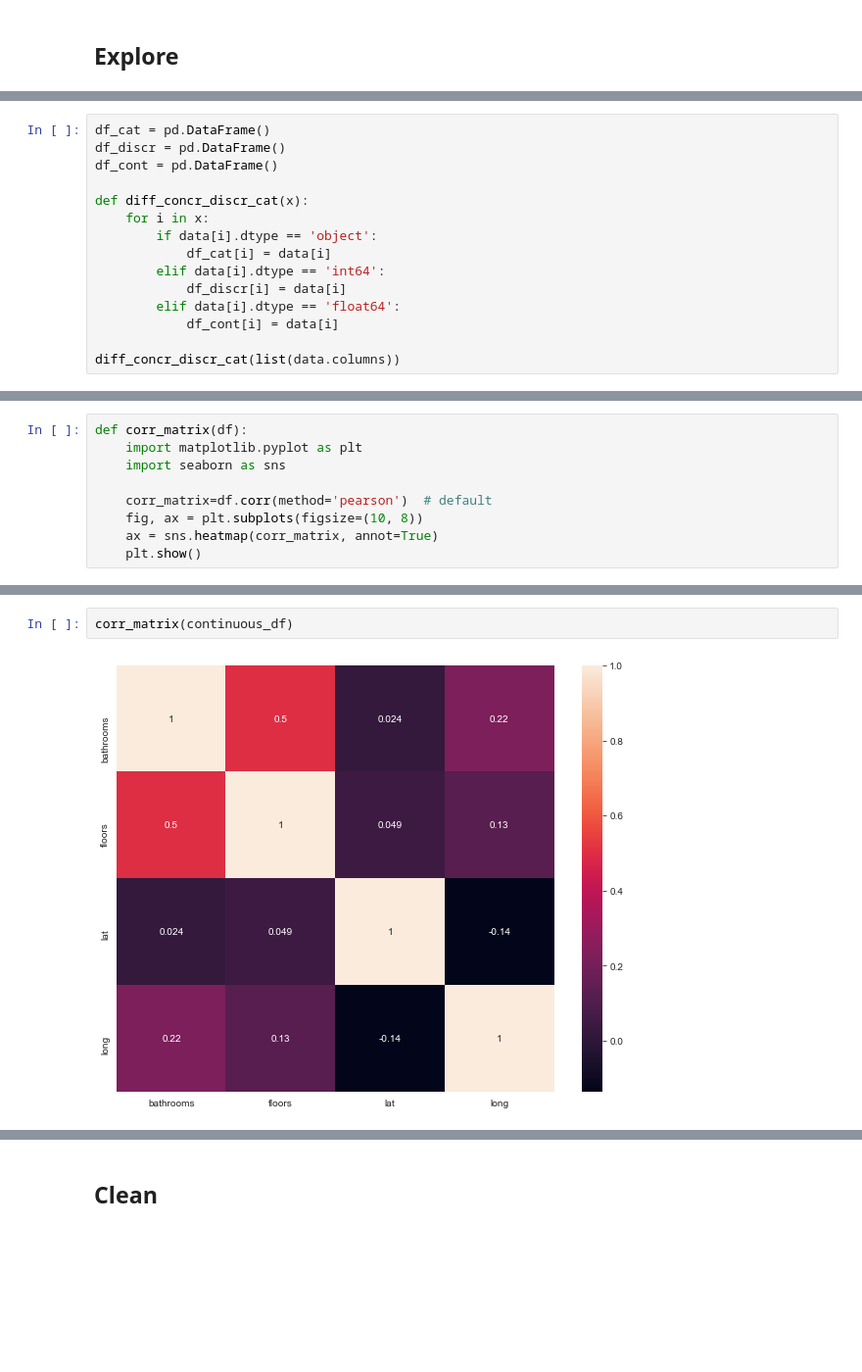
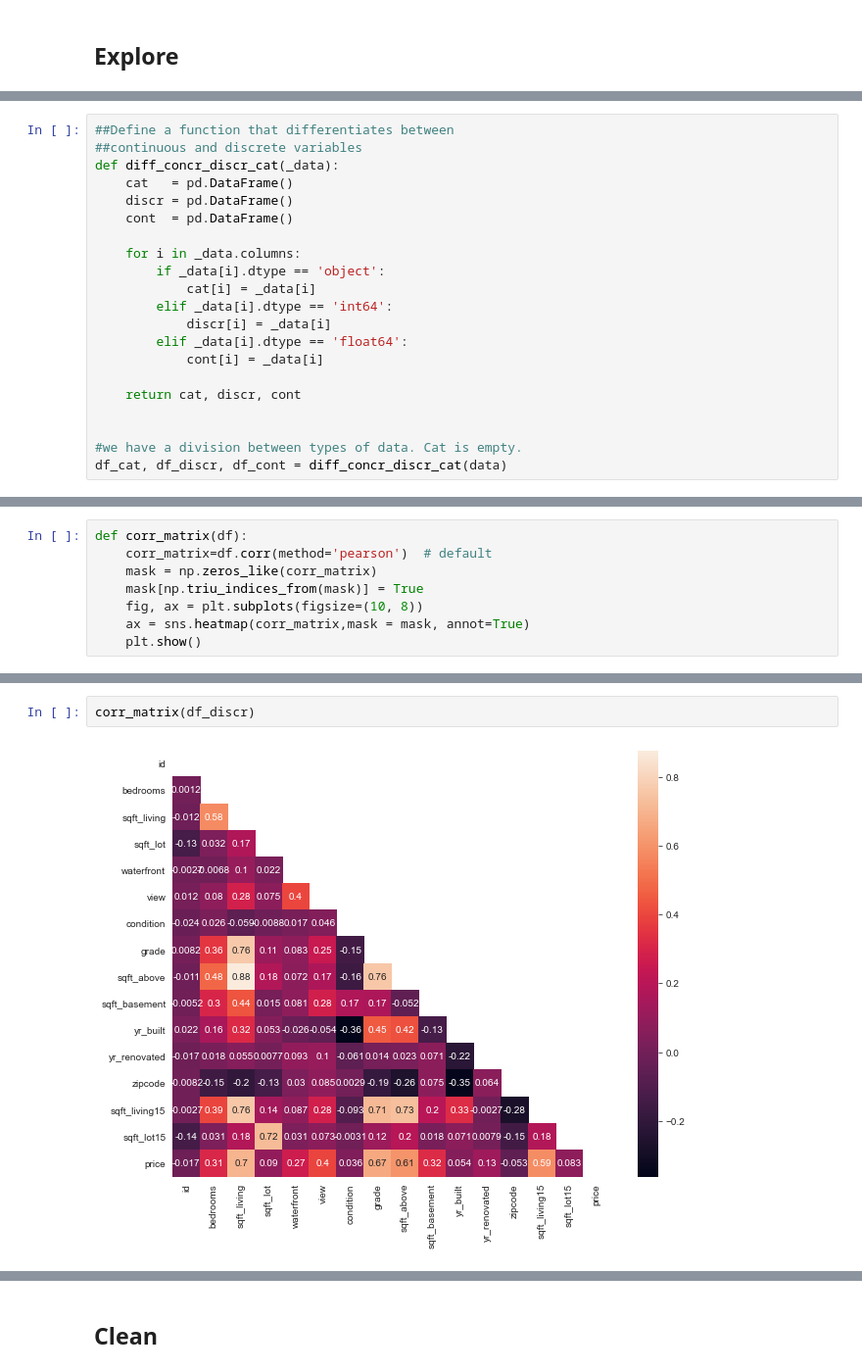
Before and after one commit to urgpan/quijoman, a Jupyter notebook: python/Juan_regression_data.ipynb, the cells around one changed output, grey strips where cells are left out. Shown at 98% size. Drawn from its saved outputs; the diff is of its cells as text; blank space fills up the shorter version.

Commit message:
Python module, model functions

```diff
--- a/python/Juan_regression_data.ipynb
+++ b/python/Juan_regression_data.ipynb
@@ -133,15 +59,0 @@ numericals.head()
-# %%
-df_cat = pd.DataFrame()
-df_discr = pd.DataFrame()
-df_cont = pd.DataFrame()
-
-def diff_concr_discr_cat(x):
-    for i in x:
-        if data[i].dtype == 'object':
-            df_cat[i] = data[i]
-        elif data[i].dtype == 'int64':
-            df_discr[i] = data[i]
-        elif data[i].dtype == 'float64':
-            df_cont[i] = data[i]
-
-diff_concr_discr_cat(list(data.columns))
@@ -151 +60,22 @@ discrete_df=df_discr
+# %%
+##Define a function that differentiates between
+##continuous and discrete variables
+def diff_concr_discr_cat(_data):
+    cat   = pd.DataFrame()
+    discr = pd.DataFrame()
+    cont  = pd.DataFrame()
+
+    for i in _data.columns:
+        if _data[i].dtype == 'object':
+            cat[i] = _data[i]
+        elif _data[i].dtype == 'int64':
+            discr[i] = _data[i]
+        elif _data[i].dtype == 'float64':
+            cont[i] = _data[i]
+
+    return cat, discr, cont
+
+
+#we have a division between types of data. Cat is empty.
+df_cat, df_discr, df_cont = diff_concr_discr_cat(data)
 # %%
@@ -153,10 +83,9 @@ discrete_df=df_discr
 # %%
 def corr_matrix(df):
-    import matplotlib.pyplot as plt
-    import seaborn as sns
-
     corr_matrix=df.corr(method='pearson')  # default
+    mask = np.zeros_like(corr_matrix)
+    mask[np.triu_indices_from(mask)] = True
     fig, ax = plt.subplots(figsize=(10, 8))
-    ax = sns.heatmap(corr_matrix, annot=True)
+    ax = sns.heatmap(corr_matrix,mask = mask, annot=True)
     plt.show()
 # %%
@@ -166,4 +95,4 @@ corr_matrix(discrete_df)
 # %%
-corr_matrix(continuous_df)
+corr_matrix(df_discr)
 # %% [output]
-[figure, old version]
+[figure, new version]
```
Also changed, not shown: parts of 193 cells of this notebook.
